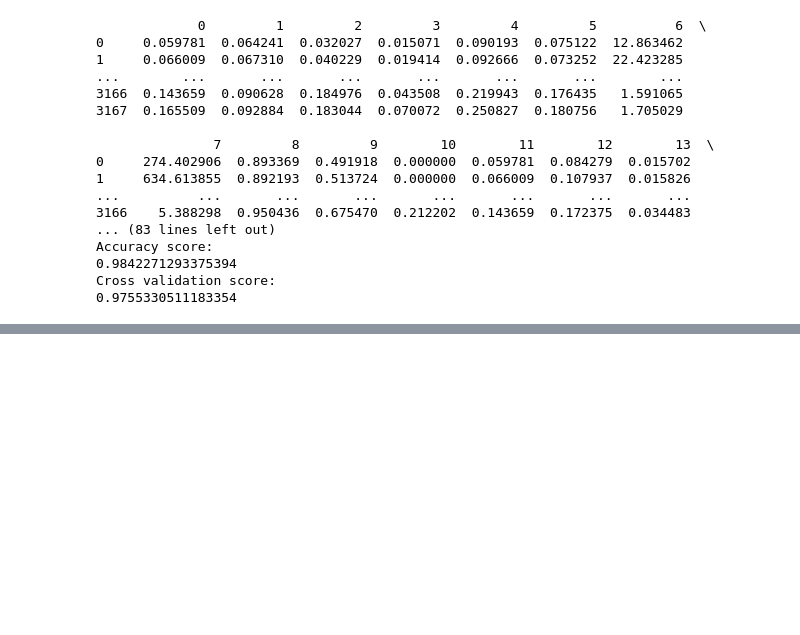
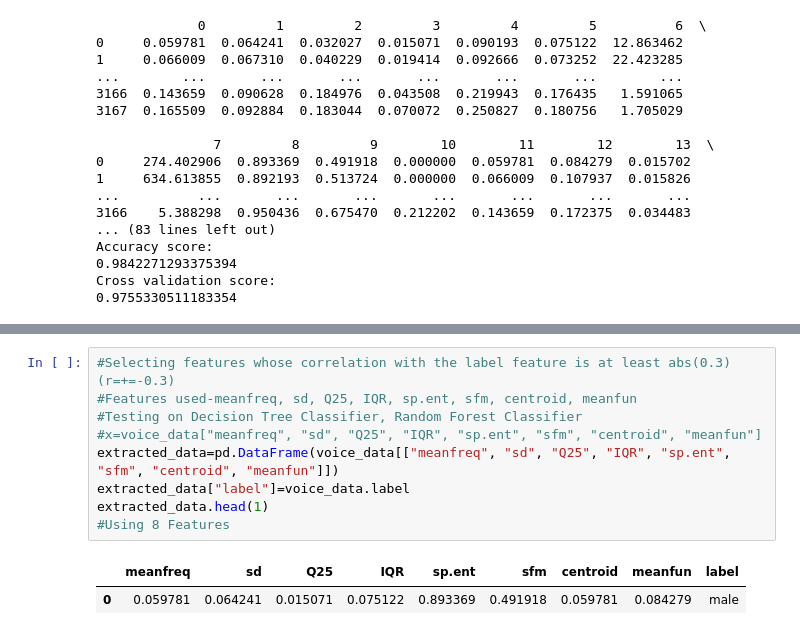
Before and after one commit to saisaigraph/Machine-Learning, a Jupyter notebook: Using ML to identify Voice.ipynb, the cells around one changed output, grey strips where cells are left out. Cells and saved outputs as stored; diff of their text form; blank space fills up the shorter version.

Commit message:
feature selection through correlation

```diff
--- a/Using ML to identify Voice.ipynb
+++ b/Using ML to identify Voice.ipynb
@@ -670,0 +699,12 @@ Cross validation score:
+# %%
+#Selecting features whose correlation with the label feature is at least abs(0.3)(r=+=-0.3)
+#Features used-meanfreq, sd, Q25, IQR, sp.ent, sfm, centroid, meanfun
+#Testing on Decision Tree Classifier, Random Forest Classifier
+#x=voice_data["meanfreq", "sd", "Q25", "IQR", "sp.ent", "sfm", "centroid", "meanfun"]
+extracted_data=pd.DataFrame(voice_data[["meanfreq", "sd", "Q25", "IQR", "sp.ent", "sfm", "centroid", "meanfun"]])
+extracted_data["label"]=voice_data.label
+extracted_data.head(1)
+#Using 8 Features
+# %% [output]
+|  | meanfreq | sd | Q25 | IQR | sp.ent | sfm | centroid | meanfun | label |
+| 0 | 0.059781 | 0.064241 | 0.015071 | 0.075122 | 0.893369 | 0.491918 | 0.059781 | 0.084279 | male |
```
Also changed, not shown: parts of 4 cells of this notebook.
